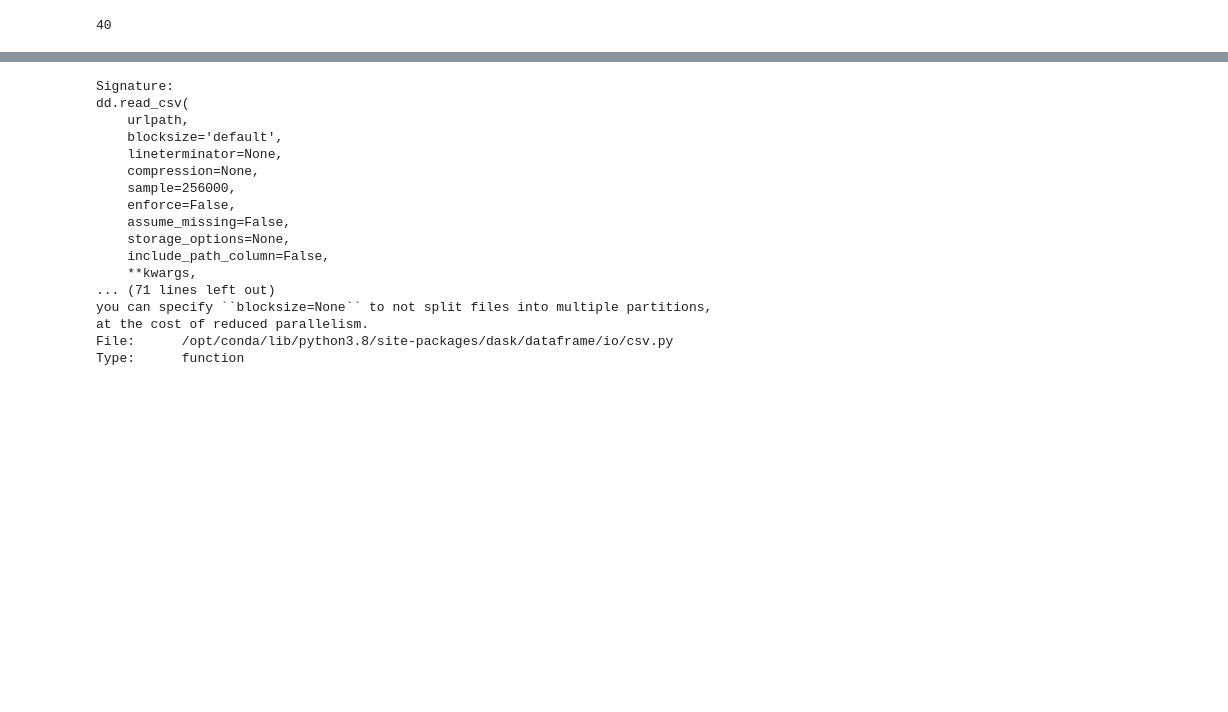
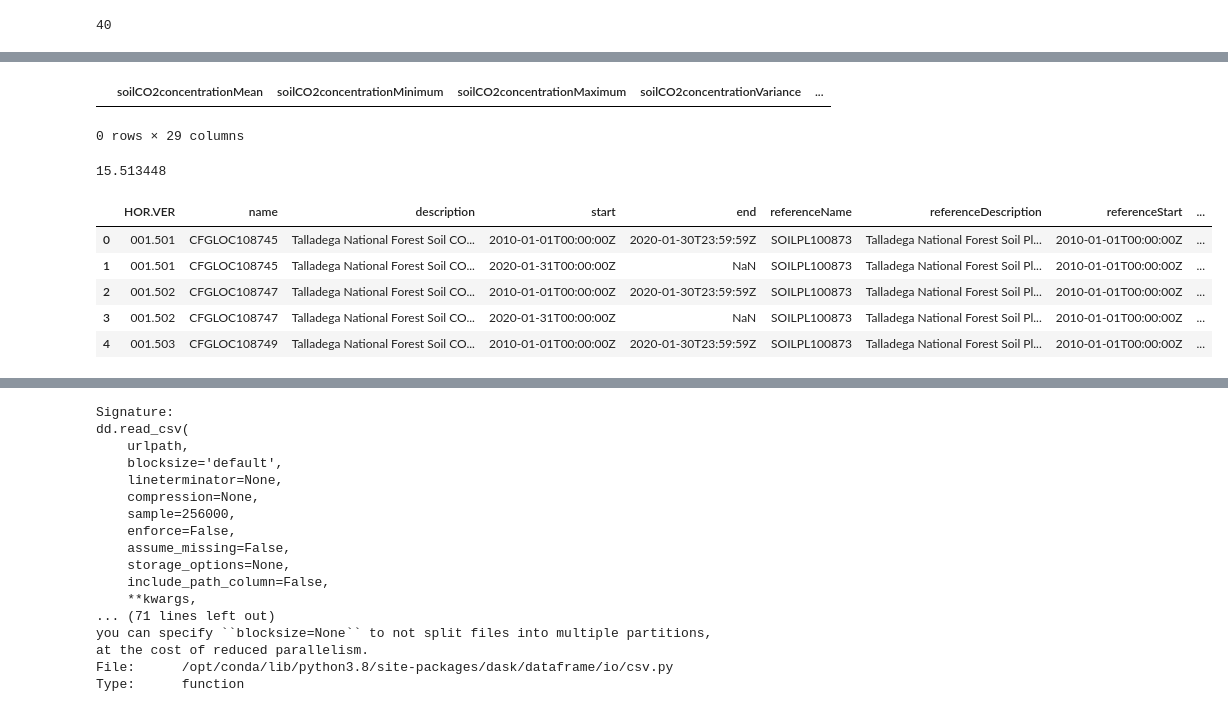
Before and after one commit to kulpojke/CO2xSWV, a Jupyter notebook: CO2xSWV.ipynb, the cells around one changed output, grey strips where cells are left out. Cells and saved outputs as stored; diff of their text form; code cells hidden in the pictures; blank space fills up the shorter version.

```diff
--- a/CO2xSWV.ipynb
+++ b/CO2xSWV.ipynb
@@ -64,0 +244,22 @@ def make_df_for_horver(hor, ver, dates, site, data_path):
+# %%
+# this is like diff
+merged = dfy.merge(dfx, indicator=True, how='outer')
+merged[merged['_merge'] == 'right_only']
+# %% [output]
+|  | soilCO2concentrationMean | soilCO2concentrationMinimum | soilCO2concentrationMaximum | soilCO2concentrationVariance | ... |
+0 rows × 29 columns
+# %%
+df.memory_usage().sum() / 10**6
+# %% [output]
+15.513448
+# %%
+c, w, t = get_offset_dfs(hor, ver, site)
+# %%
+c.head()
+# %% [output]
+|  | HOR.VER | name | description | start | end | referenceName | referenceDescription | referenceStart | ... |
+| 0 | 001.501 | CFGLOC108745 | Talladega National Forest Soil CO... | 2010-01-01T00:00:00Z | 2020-01-30T23:59:59Z | SOILPL100873 | Talladega National Forest Soil Pl... | 2010-01-01T00:00:00Z | ... |
+| 1 | 001.501 | CFGLOC108745 | Talladega National Forest Soil CO... | 2020-01-31T00:00:00Z | NaN | SOILPL100873 | Talladega National Forest Soil Pl... | 2010-01-01T00:00:00Z | ... |
+| 2 | 001.502 | CFGLOC108747 | Talladega National Forest Soil CO... | 2010-01-01T00:00:00Z | 2020-01-30T23:59:59Z | SOILPL100873 | Talladega National Forest Soil Pl... | 2010-01-01T00:00:00Z | ... |
+| 3 | 001.502 | CFGLOC108747 | Talladega National Forest Soil CO... | 2020-01-31T00:00:00Z | NaN | SOILPL100873 | Talladega National Forest Soil Pl... | 2010-01-01T00:00:00Z | ... |
+| 4 | 001.503 | CFGLOC108749 | Talladega National Forest Soil CO... | 2010-01-01T00:00:00Z | 2020-01-30T23:59:59Z | SOILPL100873 | Talladega National Forest Soil Pl... | 2010-01-01T00:00:00Z | ... |
```
Also changed, not shown: parts of 20 cells of this notebook.
